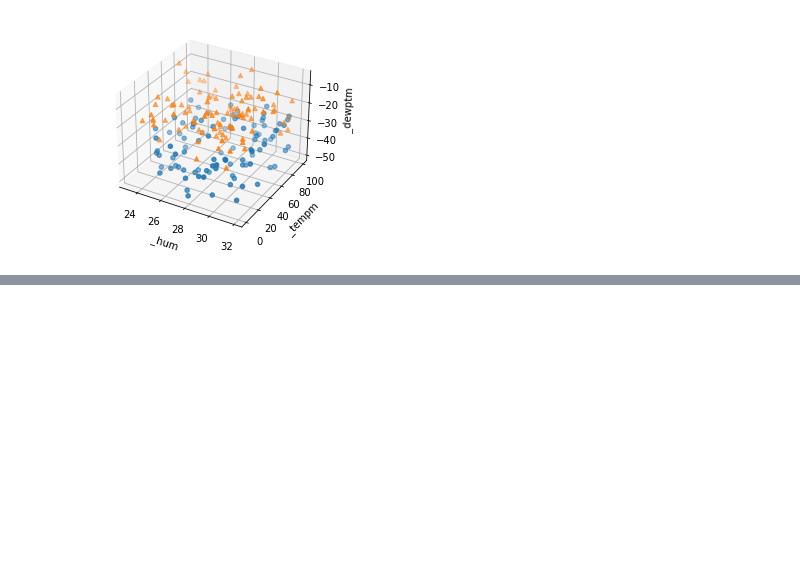
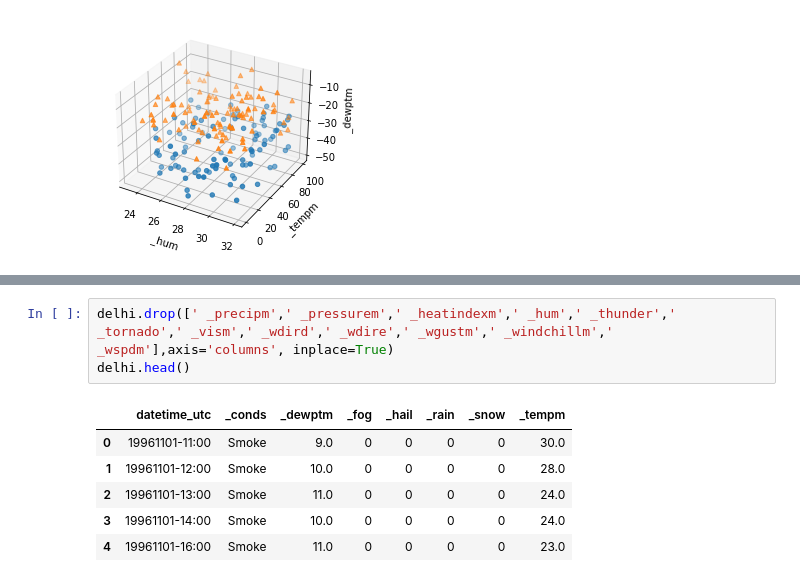
Before and after one commit to sfarn88/UCDPA_SarahFarnon, a Jupyter notebook: UCDPA_SarahFarnon.ipynb, the cells around one changed output, grey strips where cells are left out. Cells and saved outputs as stored; diff of their text form; blank space fills up the shorter version.

```diff
--- a/UCDPA_SarahFarnon.ipynb
+++ b/UCDPA_SarahFarnon.ipynb
@@ -401,0 +346,10 @@ plt.show()
+# %%
+delhi.drop([' _precipm',' _pressurem',' _heatindexm',' _hum',' _thunder',' _tornado',' _vism',' _wdird',' _wdire',' _wgustm',' _windchillm',' _wspdm'],axis='columns', inplace=True)
+delhi.head()
+# %% [output]
+|  | datetime_utc | _conds | _dewptm | _fog | _hail | _rain | _snow | _tempm |
+| 0 | 19961101-11:00 | Smoke | 9.0 | 0 | 0 | 0 | 0 | 30.0 |
+| 1 | 19961101-12:00 | Smoke | 10.0 | 0 | 0 | 0 | 0 | 28.0 |
+| 2 | 19961101-13:00 | Smoke | 11.0 | 0 | 0 | 0 | 0 | 24.0 |
+| 3 | 19961101-14:00 | Smoke | 10.0 | 0 | 0 | 0 | 0 | 24.0 |
+| 4 | 19961101-16:00 | Smoke | 11.0 | 0 | 0 | 0 | 0 | 23.0 |
```
Also changed, not shown: parts of 8 cells of this notebook.
